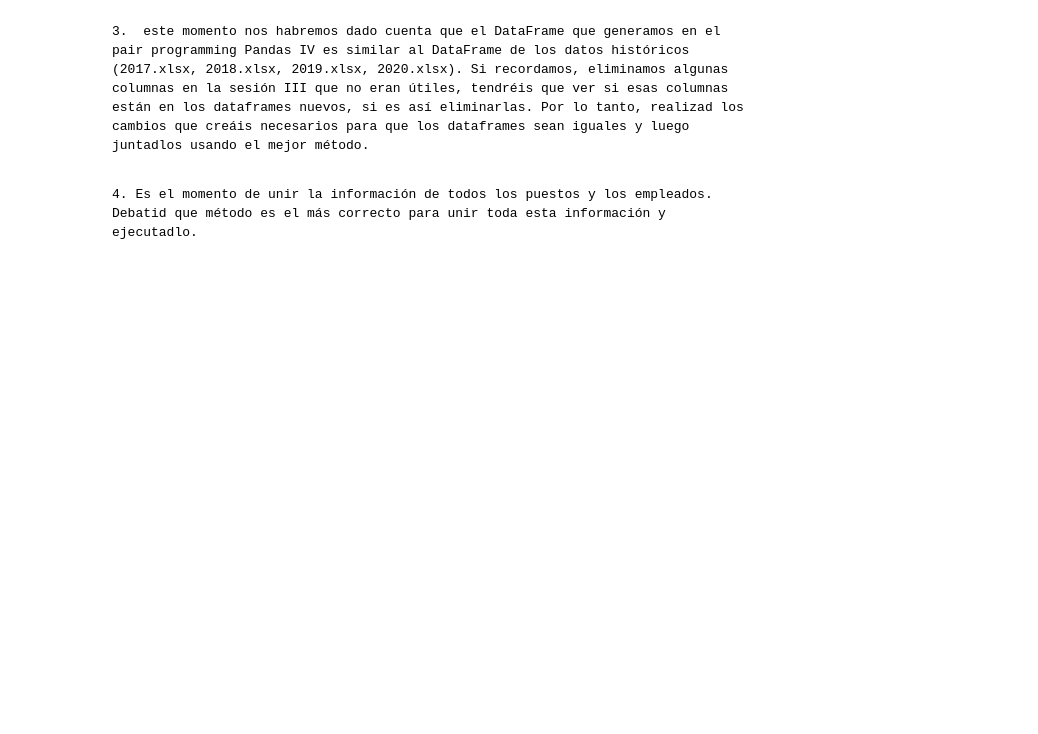
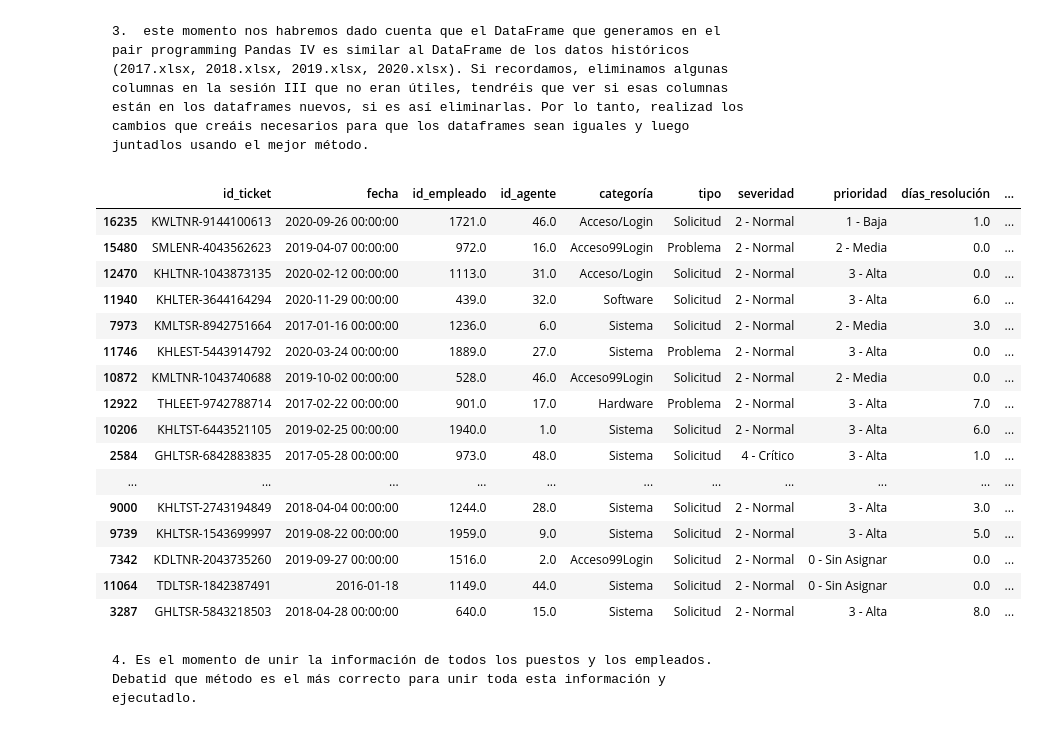
Before and after one commit to Adalab/promo-d-da-modulo2-sprint1-anabelen-silvia, a Jupyter notebook: ejercicio5/ejercicio5-pandas5.ipynb, the cells around one changed output. Saved outputs shown, nothing was run; the diff lists cells and outputs as text; code cells hidden in the pictures; blank space fills up the shorter version.

```diff
--- a/ejercicio5/ejercicio5-pandas5.ipynb
+++ b/ejercicio5/ejercicio5-pandas5.ipynb
@@ -14,0 +42,9 @@ Para llevar a cabo nuestro objetivo tendréis que seguir los siguientes pasos:
+# %%
+condicion = df_2018.fecha <= "2018-06-30"
+df_2018["semestre"] = np.where(condicion, "1º semestre", "2º semestre")
+# %%
+condicion = df_2019.fecha <= "2019-06-30"
+df_2019["semestre"] = np.where(condicion, "1º semestre", "2º semestre")
+# %%
+condicion = df_2020.fecha <= "2020-06-30"
+df_2020["semestre"] = np.where(condicion, "1º semestre", "2º semestre")
@@ -17,5 +133,27 @@ Para llevar a cabo nuestro objetivo tendréis que seguir los siguientes pasos:
     2. Chequead que los nombres de las columnas y ver si se llaman iguales entre dataframes. ¿Están todas en minúsculas? ¿Tienen espacios? En caso de que no sea así homogeneizar los nombres de las columnas para que todos los dataframes tengan el mismo formato.
 # %% [markdown]
     3.  este momento nos habremos dado cuenta que el DataFrame que generamos en el pair programming Pandas IV es similar al DataFrame de los datos históricos (2017.xlsx, 2018.xlsx, 2019.xlsx, 2020.xlsx). Si recordamos, eliminamos algunas columnas en la sesión III que no eran útiles, tendréis que ver si esas columnas están en los dataframes nuevos, si es así eliminarlas. Por lo tanto, realizad los cambios que creáis necesarios para que los dataframes sean iguales y luego juntadlos usando el mejor método.
+# %%
+df_ticket = pd.concat([df_2016, df_2017, df_2018, df_2019, df_2020], axis = 0)
+# %%
+df_ticket.sample(30)
+# %% [output]
+|  | id_ticket | fecha | id_empleado | id_agente | categoría | tipo | severidad | prioridad | días_resolución | ... |
+| 16235 | KWLTNR-9144100613 | 2020-09-26 00:00:00 | 1721.0 | 46.0 | Acceso/Login | Solicitud | 2 - Normal | 1 - Baja | 1.0 | ... |
+| 15480 | SMLENR-4043562623 | 2019-04-07 00:00:00 | 972.0 | 16.0 | Acceso99Login | Problema | 2 - Normal | 2 - Media | 0.0 | ... |
+| 12470 | KHLTNR-1043873135 | 2020-02-12 00:00:00 | 1113.0 | 31.0 | Acceso/Login | Solicitud | 2 - Normal | 3 - Alta | 0.0 | ... |
+| 11940 | KHLTER-3644164294 | 2020-11-29 00:00:00 | 439.0 | 32.0 | Software | Solicitud | 2 - Normal | 3 - Alta | 6.0 | ... |
+| 7973 | KMLTSR-8942751664 | 2017-01-16 00:00:00 | 1236.0 | 6.0 | Sistema | Solicitud | 2 - Normal | 2 - Media | 3.0 | ... |
+| 11746 | KHLEST-5443914792 | 2020-03-24 00:00:00 | 1889.0 | 27.0 | Sistema | Problema | 2 - Normal | 3 - Alta | 0.0 | ... |
+| 10872 | KMLTNR-1043740688 | 2019-10-02 00:00:00 | 528.0 | 46.0 | Acceso99Login | Solicitud | 2 - Normal | 2 - Media | 0.0 | ... |
+| 12922 | THLEET-9742788714 | 2017-02-22 00:00:00 | 901.0 | 17.0 | Hardware | Problema | 2 - Normal | 3 - Alta | 7.0 | ... |
+| 10206 | KHLTST-6443521105 | 2019-02-25 00:00:00 | 1940.0 | 1.0 | Sistema | Solicitud | 2 - Normal | 3 - Alta | 6.0 | ... |
+| 2584 | GHLTSR-6842883835 | 2017-05-28 00:00:00 | 973.0 | 48.0 | Sistema | Solicitud | 4 - Crítico | 3 - Alta | 1.0 | ... |
+| ... | ... | ... | ... | ... | ... | ... | ... | ... | ... | ... |
+| 9000 | KHLTST-2743194849 | 2018-04-04 00:00:00 | 1244.0 | 28.0 | Sistema | Solicitud | 2 - Normal | 3 - Alta | 3.0 | ... |
+| 9739 | KHLTSR-1543699997 | 2019-08-22 00:00:00 | 1959.0 | 9.0 | Sistema | Solicitud | 2 - Normal | 3 - Alta | 5.0 | ... |
+| 7342 | KDLTNR-2043735260 | 2019-09-27 00:00:00 | 1516.0 | 2.0 | Acceso99Login | Solicitud | 2 - Normal | 0 - Sin Asignar | 0.0 | ... |
+| 11064 | TDLTSR-1842387491 | 2016-01-18 | 1149.0 | 44.0 | Sistema | Solicitud | 2 - Normal | 0 - Sin Asignar | 0.0 | ... |
+| 3287 | GHLTSR-5843218503 | 2018-04-28 00:00:00 | 640.0 | 15.0 | Sistema | Solicitud | 2 - Normal | 3 - Alta | 8.0 | ... |
 # %% [markdown]
     4. Es el momento de unir la información de todos los puestos y los empleados. Debatid que método es el más correcto para unir toda esta información y ejecutadlo.
```
Also changed, not shown: parts of 16 cells of this notebook, 2 other files.
